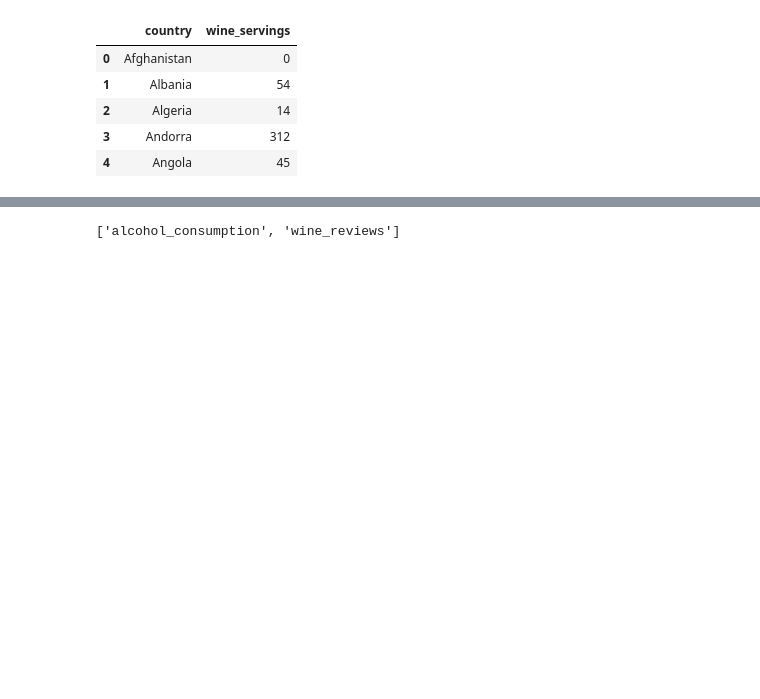
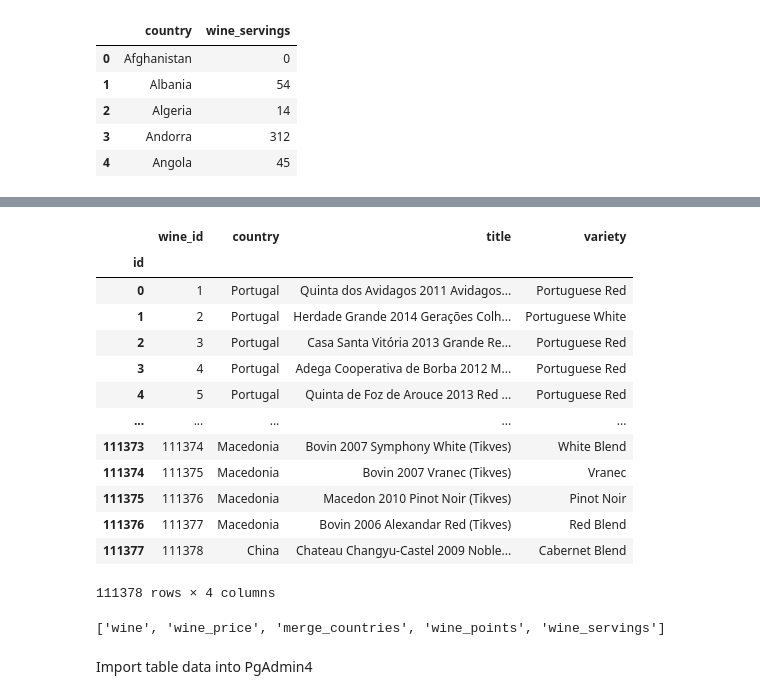
Before and after one commit to knorman123/ETL_Project, a Jupyter notebook: transform.ipynb, the cells around one changed output, grey strips where cells are left out. Drawn from its saved outputs; the diff is of its cells as text; code cells hidden in the pictures; blank space fills up the shorter version.

```diff
--- a/transform.ipynb
+++ b/transform.ipynb
@@ -176,9 +234,31 @@ wine_price
+# %%
+#Create Wine table will all joined data
+wine = merge_countries[['wine_id', 'country', 'title', 'variety']]
+wine
+# %% [output]
+|  | wine_id | country | title | variety |
+| id |  |  |  |  |
+| 0 | 1 | Portugal | Quinta dos Avidagos 2011 Avidagos... | Portuguese Red |
+| 1 | 2 | Portugal | Herdade Grande 2014 Gerações Colh... | Portuguese White |
+| 2 | 3 | Portugal | Casa Santa Vitória 2013 Grande Re... | Portuguese Red |
+| 3 | 4 | Portugal | Adega Cooperativa de Borba 2012 M... | Portuguese Red |
+| 4 | 5 | Portugal | Quinta de Foz de Arouce 2013 Red ... | Portuguese Red |
+| ... | ... | ... | ... | ... |
+| 111373 | 111374 | Macedonia | Bovin 2007 Symphony White (Tikves) | White Blend |
+| 111374 | 111375 | Macedonia | Bovin 2007 Vranec (Tikves) | Vranec |
+| 111375 | 111376 | Macedonia | Macedon 2010 Pinot Noir (Tikves) | Pinot Noir |
+| 111376 | 111377 | Macedonia | Bovin 2006 Alexandar Red (Tikves) | Red Blend |
+| 111377 | 111378 | China | Chateau Changyu-Castel 2009 Noble... | Cabernet Blend |
+111378 rows × 4 columns
 # %%
 # Create connection
 connection_string = f"postgres:{ps}@localhost:5432/wine_db"
 engine = create_engine(f'postgresql://{connection_string}')
-# %%
-engine.table_names()
-# %% [output]
-['alcohol_consumption', 'wine_reviews']
+# %%
+#Validate tables were created in postgresql
+engine.table_names()
+# %% [output]
+['wine', 'wine_price', 'merge_countries', 'wine_points', 'wine_servings']
+# %% [markdown]
+Import table data into PgAdmin4
 # %%
```
Also changed, not shown: parts of 19 cells of this notebook.
